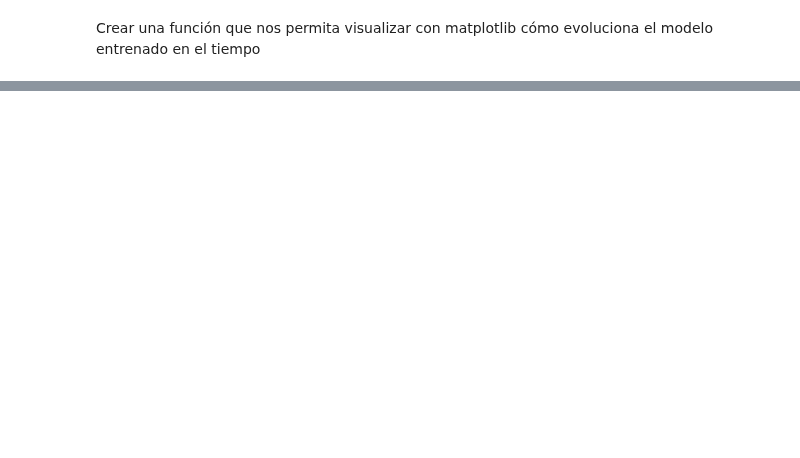
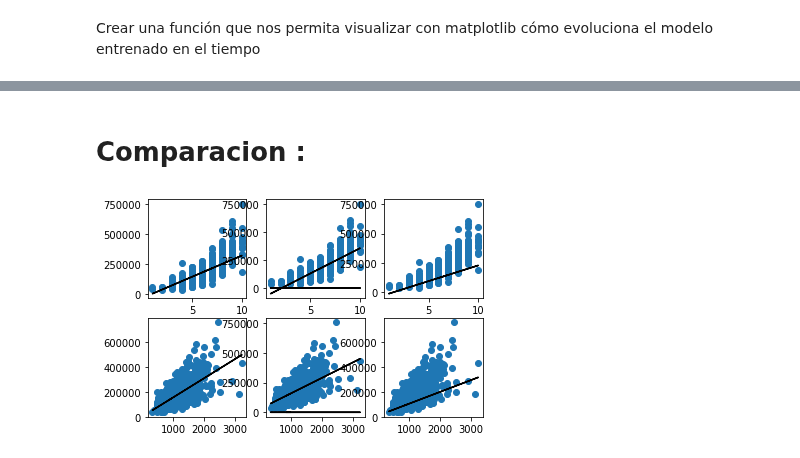
Before and after one commit to bhlr/Ciencia-de-Datos-en-Python-Seccion-U..., a Jupyter notebook: proyecto.ipynb, the cells around one changed output, grey strips where cells are left out. Saved outputs shown, nothing was run; the diff lists cells and outputs as text; code cells hidden in the pictures; blank space fills up the shorter version.

```diff
--- a/proyecto.ipynb
+++ b/proyecto.ipynb
@@ -303,0 +329,42 @@ Interaccion 100, : 1968092273.0876758
+# %%
+def prediccion(ModeloM,ModeloS,x):
+    stack_x = np.hstack((x, np.ones_like(x)))
+    modelparms = ModeloM[len(ModeloM)-5]['params']
+    y_hat_m = np.matmul(stack_x, modelparms) #manual
+    y_hat_s = ModeloS.predict(stack_x) #sklearn
+    y_hat_media = np.mean(np.hstack((y_hat_m, y_hat_s)), axis = 1) #mean
+    return y_hat_m,y_hat_s,y_hat_media
+y1,y2,y3 = prediccion(modelo_OverallQual,md_OQ,stack_OverallQual)
+Fly1,Fly2,Fly3 = prediccion(modelo_stFlrSF,md_FlSF,stack_stFlrSF)
+# %% [markdown]
+# Comparacion :
+# %%
+fig2  = plt.figure()
+sax1 = fig2.add_subplot(2,3,1) #221
+sax2 = fig2.add_subplot(2,3,2) #222
+sax3 = fig2.add_subplot(2,3,3) #222
+
+sax4 = fig2.add_subplot(2,3,4) #221
+sax5 = fig2.add_subplot(2,3,5) #222
+sax6 = fig2.add_subplot(2,3,6) #222
+
+sax1.scatter(x = stack_OverallQual, y = stack_SalePrice)
+sax1.plot(stack_OverallQual, y1, color = 'black')
+
+sax2.scatter(x = stack_OverallQual, y = stack_SalePrice)
+sax2.plot(stack_OverallQual, y2, color = 'black')
+
+sax3.scatter(x = stack_OverallQual, y = stack_SalePrice)
+sax3.plot(stack_OverallQual, y3, color = 'black')
+#####
+sax4.scatter(x = stack_stFlrSF, y = stack_SalePrice)
+sax4.plot(stack_stFlrSF, Fly1, color = 'black')
+
+sax5.scatter(x = stack_stFlrSF, y = stack_SalePrice)
+sax5.plot(stack_stFlrSF, Fly2, color = 'black')
+
+sax6.scatter(x = stack_stFlrSF, y = stack_SalePrice)
+sax6.plot(stack_stFlrSF, Fly3, color = 'black')
+plt.show()
+# %% [output]
+[figure, added]
```
Also changed, not shown: parts of 16 cells of this notebook.
